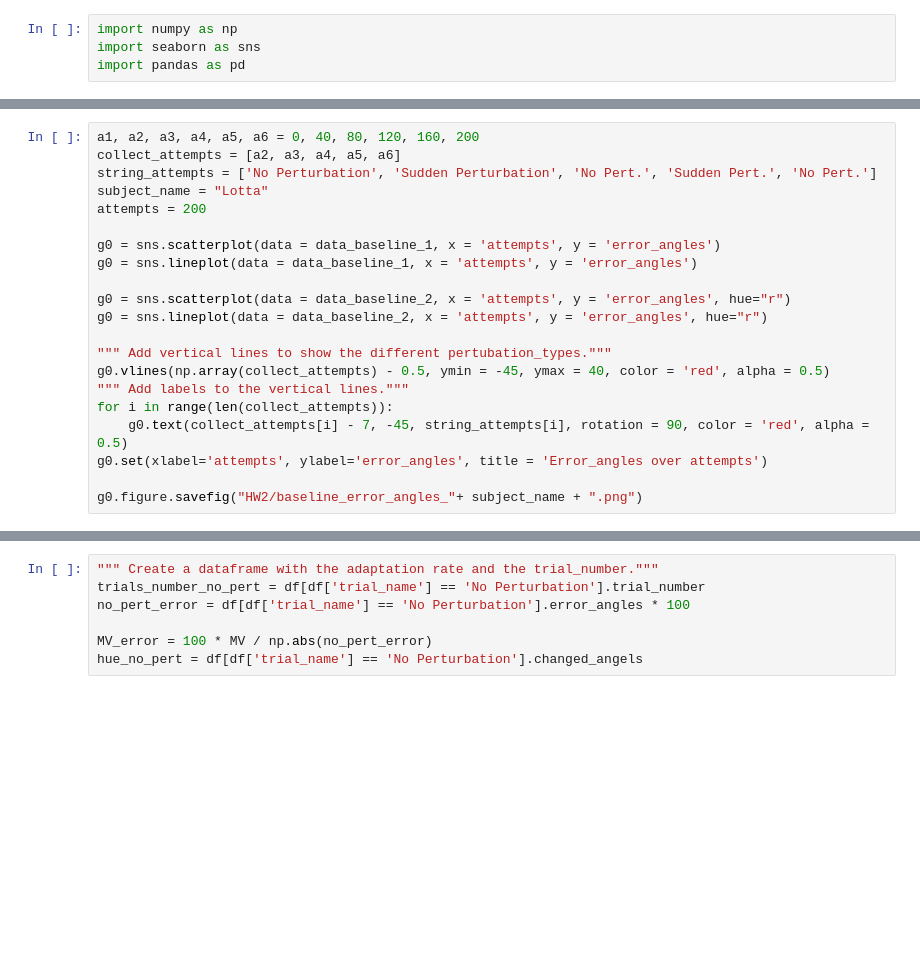
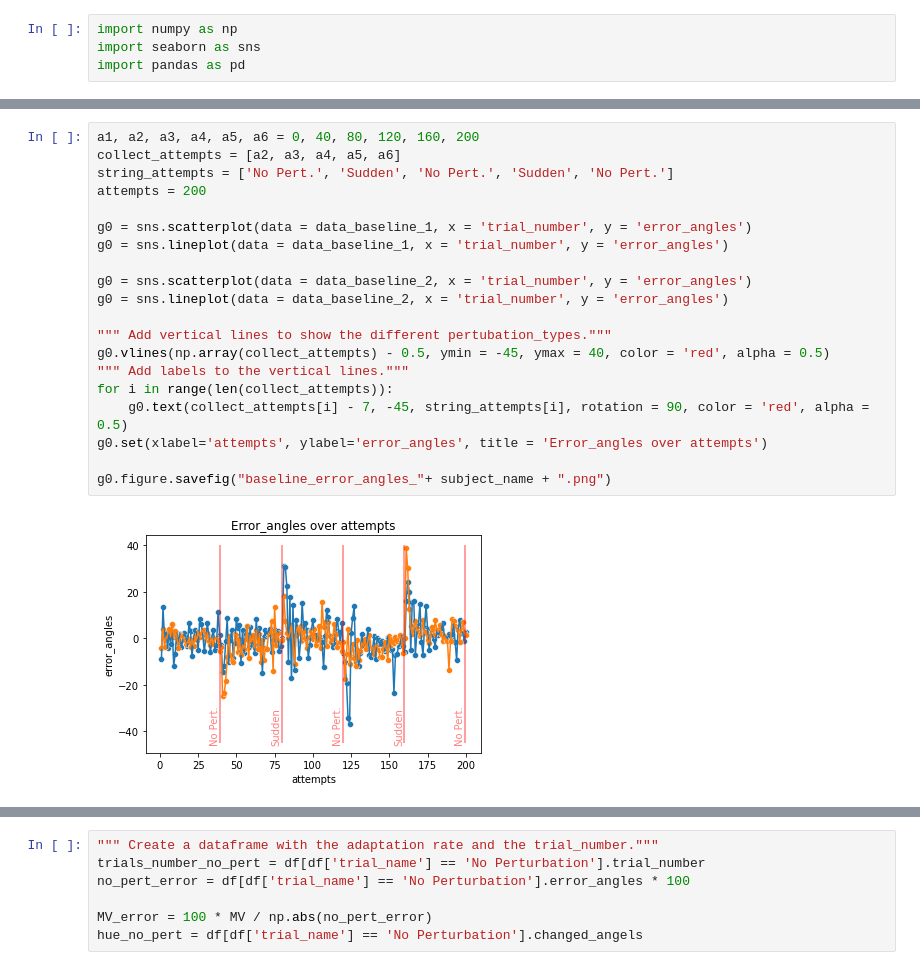
Before and after one commit to lolotta/Neural_Modeling_Motor, a Jupyter notebook: HW2/Anaylsis_plotting.ipynb, the cells around one changed output, grey strips where cells are left out. Drawn from its saved outputs; the diff is of its cells as text; blank space fills up the shorter version.

```diff
--- a/HW2/Anaylsis_plotting.ipynb
+++ b/HW2/Anaylsis_plotting.ipynb
@@ -13,24 +36,25 @@ FileNotFoundError: [Errno 2] No such file or directory: 'error_angles_baseline_t
 # %%
 a1, a2, a3, a4, a5, a6 = 0, 40, 80, 120, 160, 200
 collect_attempts = [a2, a3, a4, a5, a6]
-string_attempts = ['No Perturbation', 'Sudden Perturbation', 'No Pert.', 'Sudden Pert.', 'No Pert.']
-subject_name = "Lotta"
+string_attempts = ['No Pert.', 'Sudden', 'No Pert.', 'Sudden', 'No Pert.']
 attempts = 200
 
-g0 = sns.scatterplot(data = data_baseline_1, x = 'attempts', y = 'error_angles')
-g0 = sns.lineplot(data = data_baseline_1, x = 'attempts', y = 'error_angles')
+g0 = sns.scatterplot(data = data_baseline_1, x = 'trial_number', y = 'error_angles')
+g0 = sns.lineplot(data = data_baseline_1, x = 'trial_number', y = 'error_angles')
 
-g0 = sns.scatterplot(data = data_baseline_2, x = 'attempts', y = 'error_angles', hue="r")
-g0 = sns.lineplot(data = data_baseline_2, x = 'attempts', y = 'error_angles', hue="r")
+g0 = sns.scatterplot(data = data_baseline_2, x = 'trial_number', y = 'error_angles')
+g0 = sns.lineplot(data = data_baseline_2, x = 'trial_number', y = 'error_angles')
 
 """ Add vertical lines to show the different pertubation_types."""
 g0.vlines(np.array(collect_attempts) - 0.5, ymin = -45, ymax = 40, color = 'red', alpha = 0.5)
 """ Add labels to the vertical lines."""
 for i in range(len(collect_attempts)):
     g0.text(collect_attempts[i] - 7, -45, string_attempts[i], rotation = 90, color = 'red', alpha = 0.5)
 g0.set(xlabel='attempts', ylabel='error_angles', title = 'Error_angles over attempts')
 
-g0.figure.savefig("HW2/baseline_error_angles_"+ subject_name + ".png")
+g0.figure.savefig("baseline_error_angles_"+ subject_name + ".png")
+# %% [output]
+[figure, added]
 # %%
 """ Load the data from the csv file and perform the analysis."""
 df = pd.read_csv('error_angles_{}.csv'.format(subject_name))
```
Also changed, not shown: parts of 8 cells of this notebook, 14 other files.
